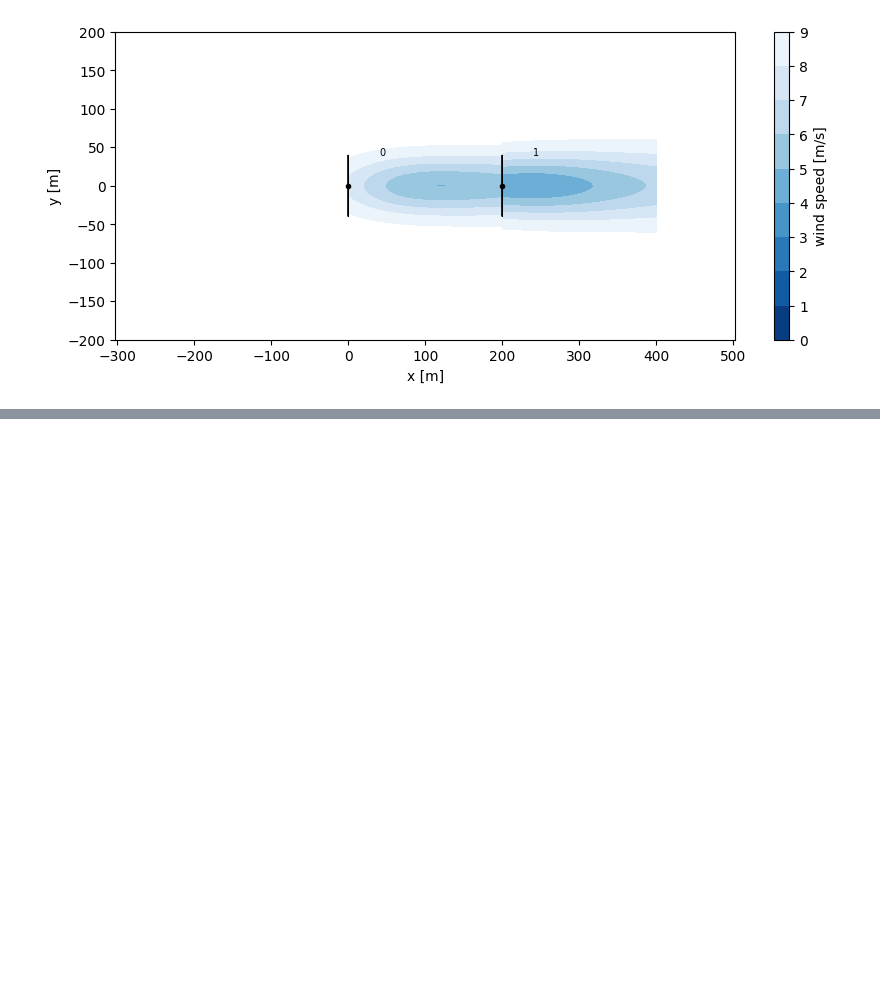
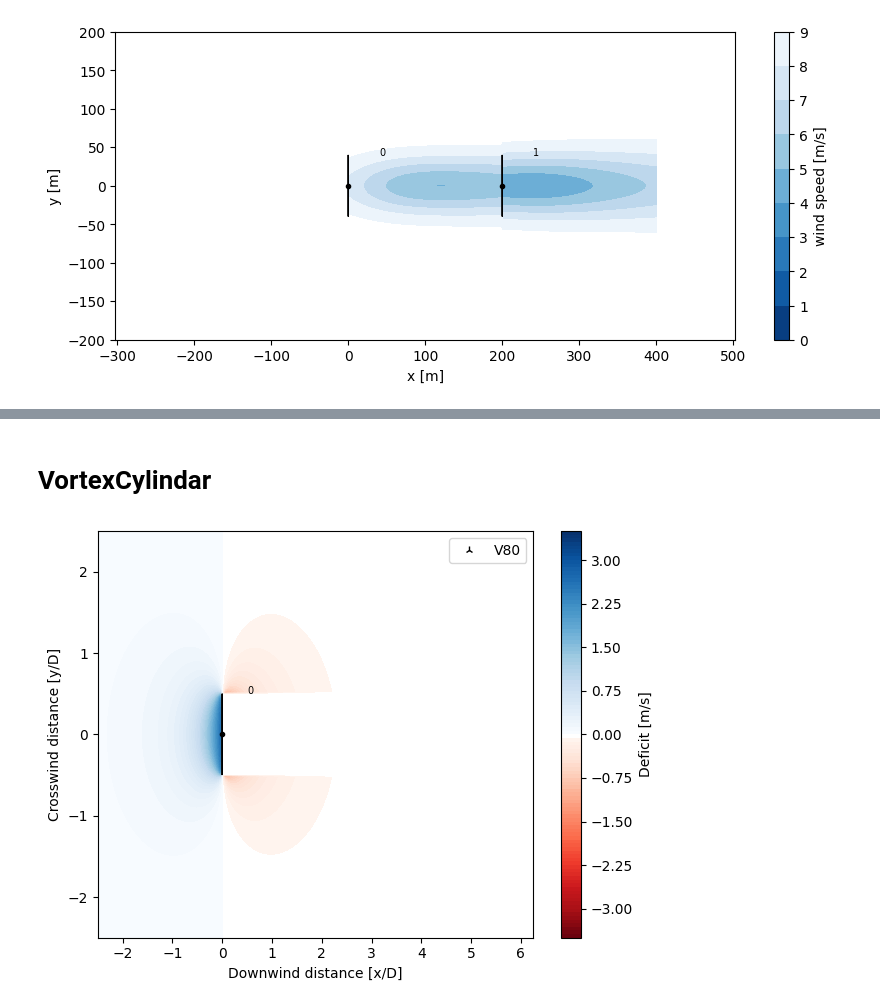
Before and after one commit to mj-arthur103/pywake, a Jupyter notebook: pywake_tuto_stag.ipynb, the cells around one changed output, grey strips where cells are left out. Saved outputs shown, nothing was run; the diff lists cells and outputs as text; code cells hidden in the pictures; blank space fills up the shorter version.

```diff
--- a/pywake_tuto_stag.ipynb
+++ b/pywake_tuto_stag.ipynb
@@ -1018,0 +1110,7 @@ Text(0, 0.5, 'y [m]')
+# %% [markdown]
+# VortexCylindar
+# %%
+from py_wake.deficit_models import VortexCylinder
+plot_blockage_deficit_map(VortexCylinder())
+# %% [output]
+[figure, added]
```
Also changed, not shown: parts of 20 cells of this notebook.
